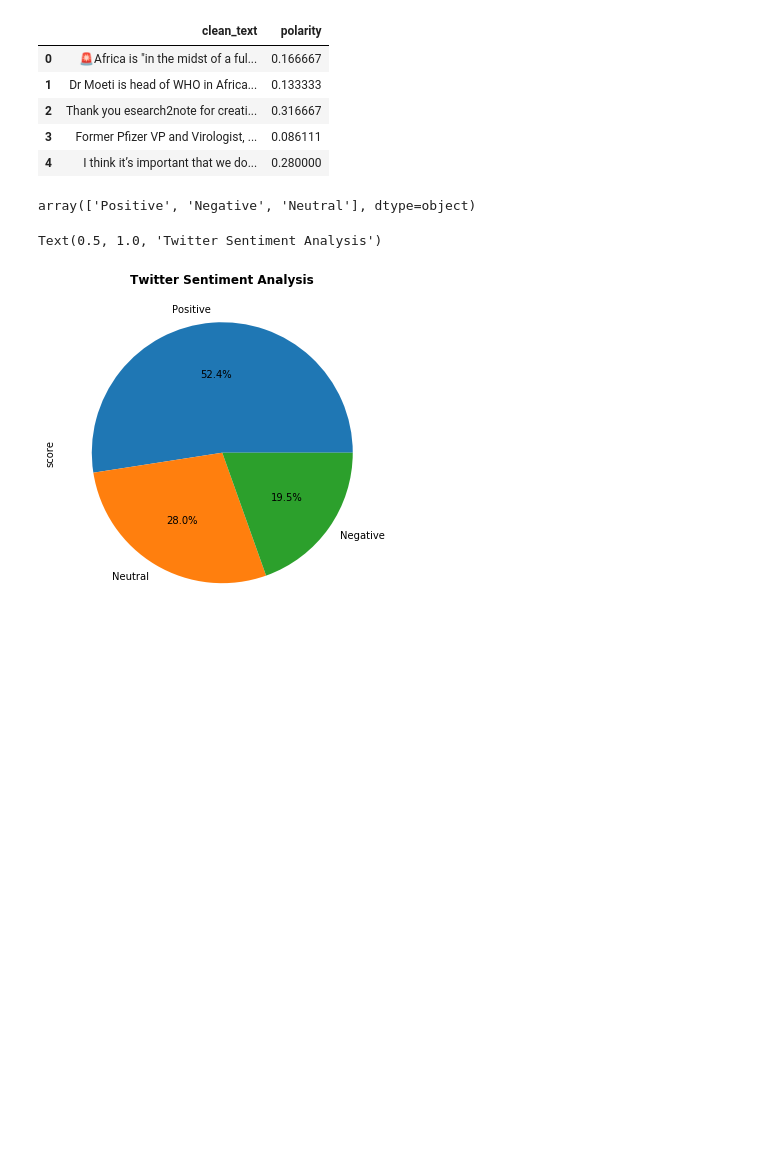
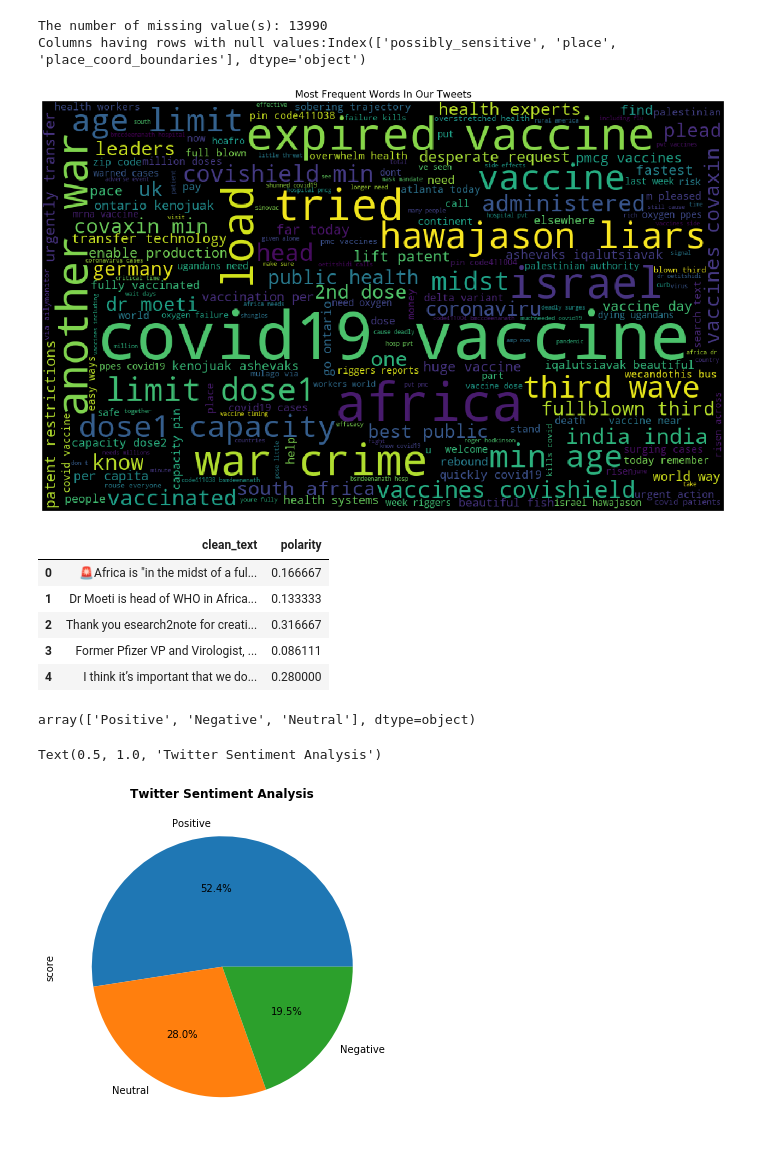
Before and after one commit to Jesjoce/Twitter-Data-Analysis, a Jupyter notebook: clean_tweet_analysis.ipynb, the cells around one changed output. Saved outputs shown, nothing was run; the diff lists cells and outputs as text; code cells hidden in the pictures; blank space fills up the shorter version.

Commit message:
updated cleanTweet_analysis

```diff
--- a/clean_tweet_analysis.ipynb
+++ b/clean_tweet_analysis.ipynb
@@ -22,3 +27,23 @@ clean_tweet_df.head(5)
 | 2 | 2 | 2021-06-18 17:56:07 | <a href="http://twitter.com/downl... | Thank you @research2note for crea... | Thank you esearch2note for creati... | Sentiment(polarity=0.316666666666... | 0.316667 | 0.483333 | ... |
 | 3 | 3 | 2021-06-18 17:56:10 | <a href="https://mobile.twitter.c... | Former Pfizer VP and Virologist, ... | Former Pfizer VP and Virologist, ... | Sentiment(polarity=0.086111111111... | 0.086111 | 0.197222 | ... |
 | 4 | 4 | 2021-06-18 17:56:20 | <a href="http://twitter.com/downl... | I think it’s important that we do... | I think it’s important that we do... | Sentiment(polarity=0.279999999999... | 0.280000 | 0.620000 | ... |
+# %%
+print("The number of missing value(s): {}".format(clean_tweet_df.isnull().sum().sum()))
+print("Columns having rows with null values:{}".format(clean_tweet_df.columns[clean_tweet_df.isnull().any()]))
+# %% [output]
+The number of missing value(s): 13990
+Columns having rows with null values:Index(['possibly_sensitive', 'place', 'place_coord_boundaries'], dtype='object')
+# %%
+#text preprocessing
+English_tweets = clean_tweet_df.loc[clean_tweet_df['lang'] =="en"]
+English_tweets['clean_text']= English_tweets['clean_text'].astype(str)
+English_tweets['clean_text'] = English_tweets['clean_text'].apply(lambda x: x.lower())
+English_tweets['clean_text']= English_tweets['clean_text'].apply(lambda x: x.translate(str.maketrans(' ', ' ', string.punctuation)))
+# %%
+plt.figure(figsize=(20, 20))
+plt.imshow(WordCloud(width=1000,height=600,stopwords=STOPWORDS).generate(' '.join(English_tweets.clean_text .values)))
+plt.axis('off')
+plt.title('Most Frequent Words In Our Tweets',fontsize=16)
+plt.show()
+# %% [output]
+[figure, added]
```
Also changed, not shown: parts of 2 cells of this notebook.
